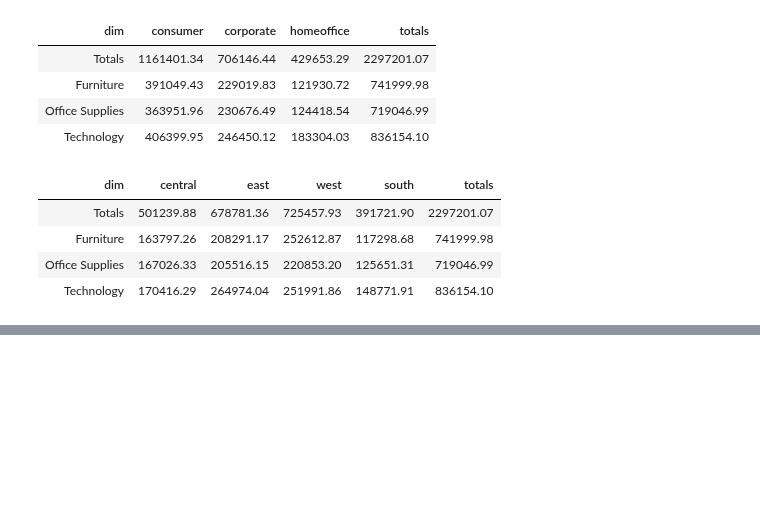
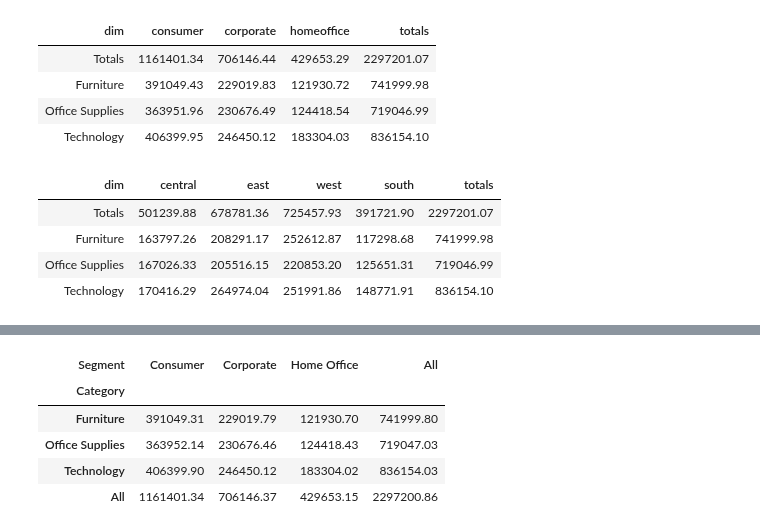
Before and after one commit to Praxis-QR/RDWH, a Jupyter notebook: PG24_2C_DataAggregation.ipynb, the cells around one changed output, grey strips where cells are left out. Cells and saved outputs as stored; diff of their text form; code cells hidden in the pictures; blank space fills up the shorter version.

```diff
--- a/PG24_2C_DataAggregation.ipynb
+++ b/PG24_2C_DataAggregation.ipynb
@@ -757,3 +788,14 @@ runSelect(sql)
+# %%
+pd.set_option('display.float_format', lambda x: '%.2f' % x)
+# %%
+pd.pivot_table(data=dfSS,index='Category',columns='Segment',values='Sales', aggfunc='sum', margins=True)
+# %% [output]
+| Segment | Consumer | Corporate | Home Office | All |
+| Category |  |  |  |  |
+| Furniture | 391049.31 | 229019.79 | 121930.70 | 741999.80 |
+| Office Supplies | 363952.14 | 230676.46 | 124418.43 | 719047.03 |
+| Technology | 406399.90 | 246450.12 | 183304.02 | 836154.03 |
+| All | 1161401.34 | 706146.37 | 429653.15 | 2297200.86 |
 # %%
 from datetime import datetime
 import pytz
```
Also changed, not shown: parts of 9 cells of this notebook.
